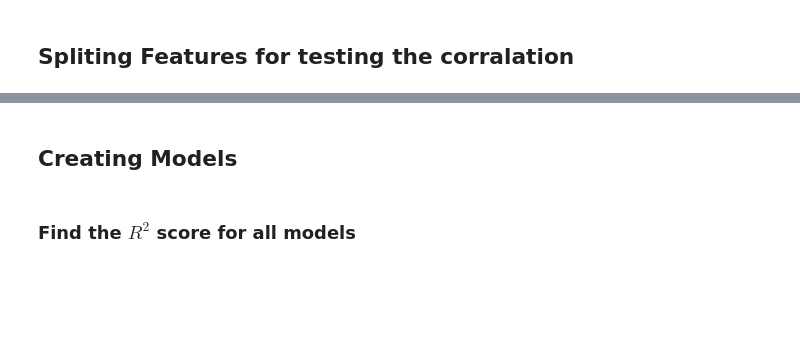
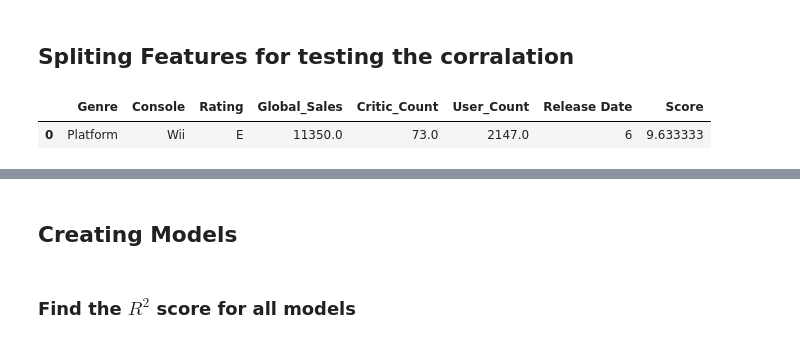
Before and after one commit to L9Sneaky/SDAIA_Regression, a Jupyter notebook: linear regression.ipynb, the cells around one changed output, grey strips where cells are left out. Saved outputs shown, nothing was run; the diff lists cells and outputs as text; code cells hidden in the pictures; blank space fills up the shorter version.

```diff
--- a/linear regression.ipynb
+++ b/linear regression.ipynb
@@ -135,7 +122,9 @@ sns.pairplot(new_df)
 # %% [markdown]
 ## Spliting Features for testing the corralation
 # %%
-df_scores = new_df.copy(deep=True)
-df_genre = new_df.copy(deep=True)
-df_console = new_df.copy(deep=True)
-df_scores_genre_console = new_df.copy(deep=True)
+new_df = new_df.loc[:, (new_df.columns != 'ID')]
+new_df = new_df.loc[:, (new_df.columns != 'Name')]
+new_df.head(1)
+# %% [output]
+|  | Genre | Console | Rating | Global_Sales | Critic_Count | User_Count | Release Date | Score |
+| 0 | Platform | Wii | E | 11350.0 | 73.0 | 2147.0 | 6 | 9.633333 |
```
Also changed, not shown: parts of 34 cells of this notebook, 2 other files.
